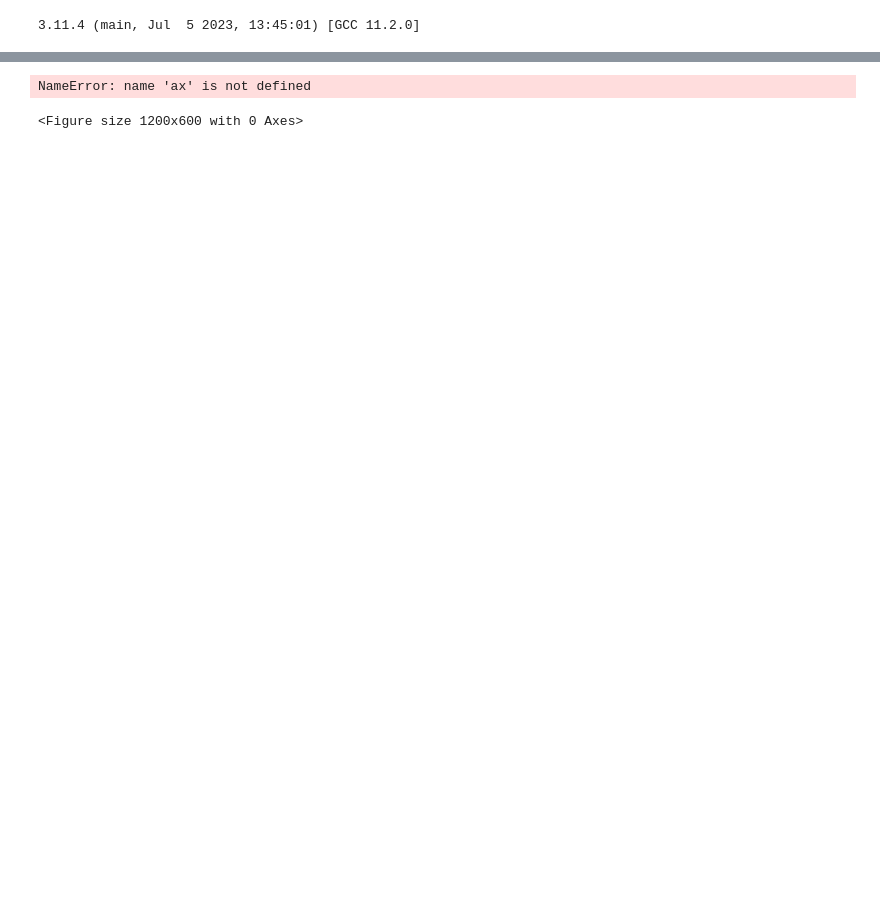
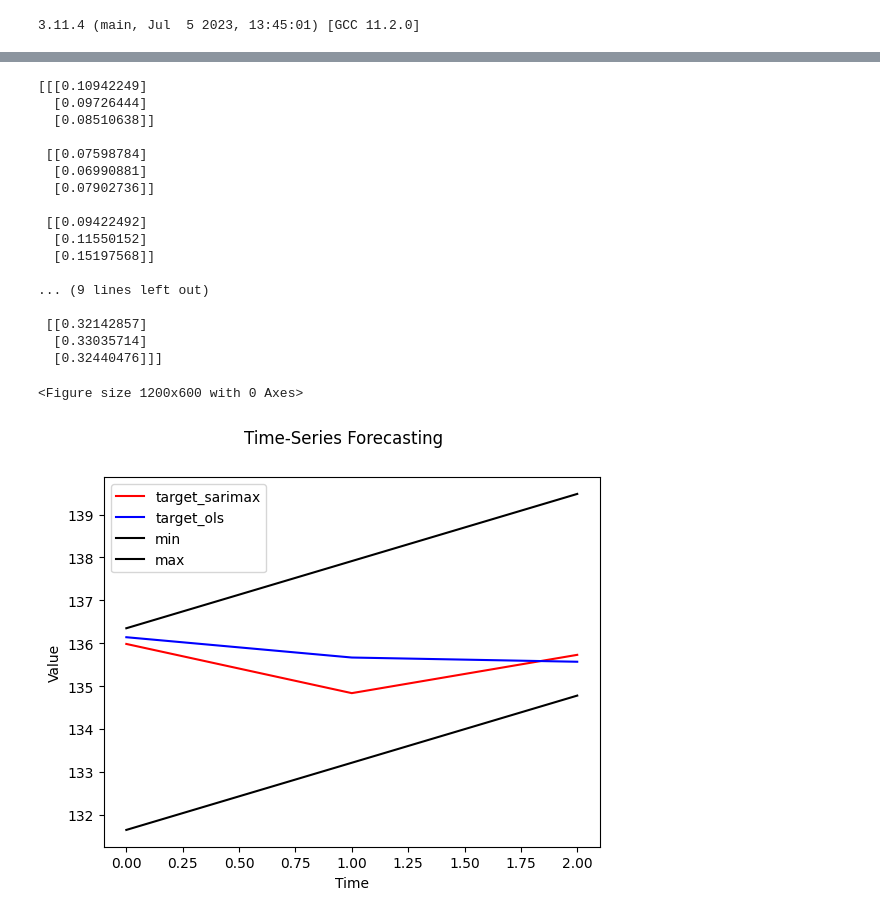
Before and after one commit to TomkeMeyer/ThesisTomkeMeyer, a Jupyter notebook: RegressionForecast.ipynb, the cells around one changed output, grey strips where cells are left out. Cells and saved outputs as stored; diff of their text form; code cells hidden in the pictures; blank space fills up the shorter version.

```diff
--- a/RegressionForecast.ipynb
+++ b/RegressionForecast.ipynb
@@ -375,22 +436,22 @@ def forecast_metrics(dataset, Y_pred, inverse_transform=True):
     Y_test_original, Y_pred_original = list(), list()
     #Y_pred = np.squeeze(Y_pred, axis=-1)
     if inverse_transform:
-        for i in range(dataset.X_test_exog.shape[0]):
+        for i in range(dataset.X_test_exog.shape[0]): #test? reg?
             #print("Y_test", dataset.Y_test[i], "Y_pred", Y_pred[i])
             idx = dataset.test_idxs[i]
             scaler = dataset.scaler[idx]
 
             Y_test_original.append(
-                scaler[dataset.target_col].inverse_transform(dataset.X_test_target[i])
+                scaler[dataset.target_col].inverse_transform(dataset.Y_test[i])
             )
             Y_pred_original.append(
-                scaler[dataset.target_col].inverse_transform(Y_pred[i])
+                scaler[dataset.target_col].inverse_transform(Y_pred[i].numpy().reshape(-1,1))#Y_pred[i])
             )
 
         Y_test_original = np.array(Y_test_original)
         Y_pred_original = np.array(Y_pred_original)
     else:
-        Y_test_original = dataset.X_test_target
+        Y_test_original = dataset.Y_test
         Y_pred_original = Y_pred
 
     def smape(Y_test, Y_pred):
@@ -404,7 +465,7 @@ def forecast_metrics(dataset, Y_pred, inverse_transform=True):
 
     def rmse(Y_test, Y_pred):
         return np.sqrt(np.mean((Y_pred - Y_test) ** 2))
-
+    print("Y_pred", Y_pred_original)
     #print("test", Y_test_original, "pred", Y_pred_original)
     mean_smape = smape(Y_test_original, Y_pred_original)
     mean_rmse = rmse(Y_test_original, Y_pred_original)
@@ -1154,10 +2048,11 @@ print(target[:,0], min_bound_true[:,0], max_bound_true[:,0])
 # %%
-for i in range(len(targets_sarimax[1])):
-    scaler = dataset.scaler[dataset.test_idxs[i]][TARGET_COL]
+print(min_bound_sarimax.reshape(-1, 1))
+for i in range(len(targets_sarimax)):
+    scaler = dataset.scaler[dataset.reg_idxs[i]][TARGET_COL]
     #scaler_exog = dataset.scaler[dataset.test_idxs[i]][CHANGE_COLS]
     #exog = scaler.inverse_transform(exogs_gru[0])
-    min_bound_true_sarimax = scaler.inverse_transform(min_bound_sarimax[1])
-    max_bound_true_sarimax = scaler.inverse_transform(max_bound_sarimax[1])
+    min_bound_true_sarimax = scaler.inverse_transform(min_bound_sarimax)
+    max_bound_true_sarimax = scaler.inverse_transform(max_bound_sarimax)
 
-print(min_bound_true_sarimax[:,0], max_bound_true_sarimax[:,0])
+print(min_bound_true_sarimax, max_bound_true_sarimax)
 # %% [output]
@@ -1183,24 +2106,42 @@ for i in range(len(test)):
 # %%
 #PLOT
+print(dataset.X_reg_target)
 #print(orig_train, orig_test)
 plt.figure(figsize=(12,6))
-#fig, ax = plt.subplots()
-#fig.suptitle('Time-Series Forecasting')
-a=0
+fig, ax = plt.subplots()
+fig.suptitle('Time-Series Forecasting')
+a=4
 #plt.plot(X_test_exog_true, label='exog1')#data[look_back+1:][0]
-ax.plot(targets_sarimax[a][:,0], label='target_sarimax', color='r')
-ax.plot(targets_gru[a][:,0], label='target_gru', color='g')
-ax.plot(targets_ols[a][:,0], label='target_ols', color='b')
-ax.plot(hypo[a], label='actual', color='y')
-ax.plot(min_bound_true_sarimax[a][:,0], label='min', color='black')
-ax.plot(max_bound_true_sarimax[a][:,0], label='max', color='black')
+ax.plot(orig_targets_sarimax[a], label='target_sarimax', color='r')
+#ax.plot(targets_orig_gru[a], label='target_gru', color='g')
+ax.plot(orig_targets_ols[a], label='target_ols', color='b')
+#ax.plot(hyper[a], label='actual', color='y')
+ax.plot(min_bound_true_sarimax[a], label='min', color='black')
+ax.plot(max_bound_true_sarimax[a], label='max', color='black')
 plt.xlabel('Time')
 plt.ylabel('Value')
 #ax.title('Time-Series Forecasting')
 plt.legend()
 plt.show()
 #Y_preds_original_gru, min_bound_true, max_bound_true
 fig.savefig("forecasting.png")
 # %% [output]
-NameError: name 'ax' is not defined
+[[[0.10942249]
+  [0.09726444]
+  [0.08510638]]
+
+ [[0.07598784]
+  [0.06990881]
+  [0.07902736]]
+
+ [[0.09422492]
+  [0.11550152]
+  [0.15197568]]
+
+... (9 lines left out)
+
+ [[0.32142857]
+  [0.33035714]
+  [0.32440476]]]
 <Figure size 1200x600 with 0 Axes>
+[figure, added]
```
Also changed, not shown: parts of 21 cells of this notebook, 10 other files.
